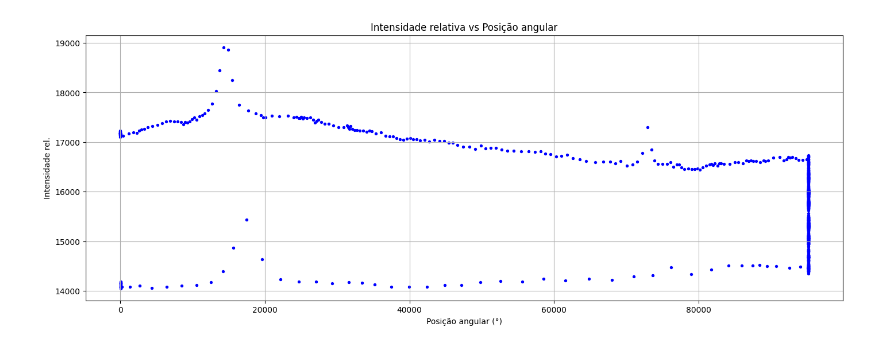
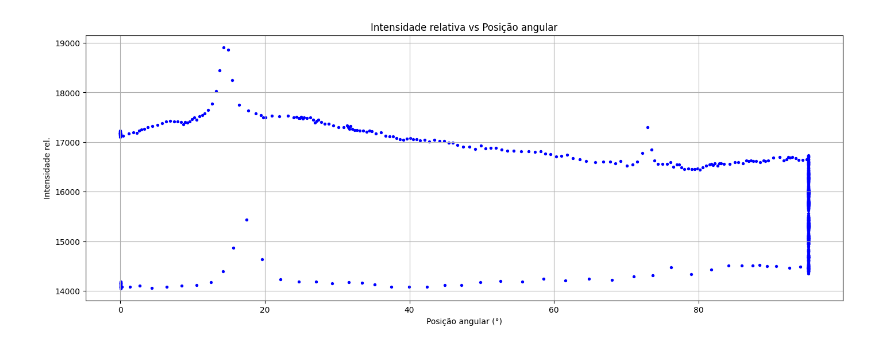
Before and after one commit to d-domeniconi/black_body_radiation, a Jupyter notebook: data_analysis.ipynb, the cells around one changed output. Cells and saved outputs as stored; diff of their text form; code cells hidden in the pictures.

```diff
--- a/data_analysis.ipynb
+++ b/data_analysis.ipynb
@@ -4,5 +7,5 @@ import matplotlib.pyplot as plt
 # %%
-df7 = pd.read_csv("experimental_data/Intensidade rel. vsPosição angular, Corrida Nr7.csv", sep="\t")
+df7 = pd.read_csv("experimental_data/corrida7.csv", sep="\t")
 
 print(df7.head())
 # %% [output]
@@ -15,11 +18,13 @@ print(df7.head())
+# %%
+df7["Posição angular ( graus )"] = df7["Posição angular ( graus )"] / 1000
 # %%
 #mudar tamanho da figura
 plt.figure(figsize=(17, 6))
-plt.scatter(df7["Posição angular ( rad )"][1:], df7["Intensidade rel. ( % )"][1:], color="blue", label="Dados experimentais",marker='o',s=8)
+plt.scatter(df7["Posição angular ( graus )"][1:], df7["Intensidade rel. ( % )"][1:], color="blue", label="Dados experimentais",marker='o',s=8)
 plt.xlabel("Posição angular (°)")
 plt.ylabel("Intensidade rel.")
 plt.title("Intensidade relativa vs Posição angular")
 plt.grid()
 plt.show()
 # %% [output]
-[figure, old version]
+[figure, new version]
```
Also changed, not shown: parts of 23 cells of this notebook, 4 other files.
